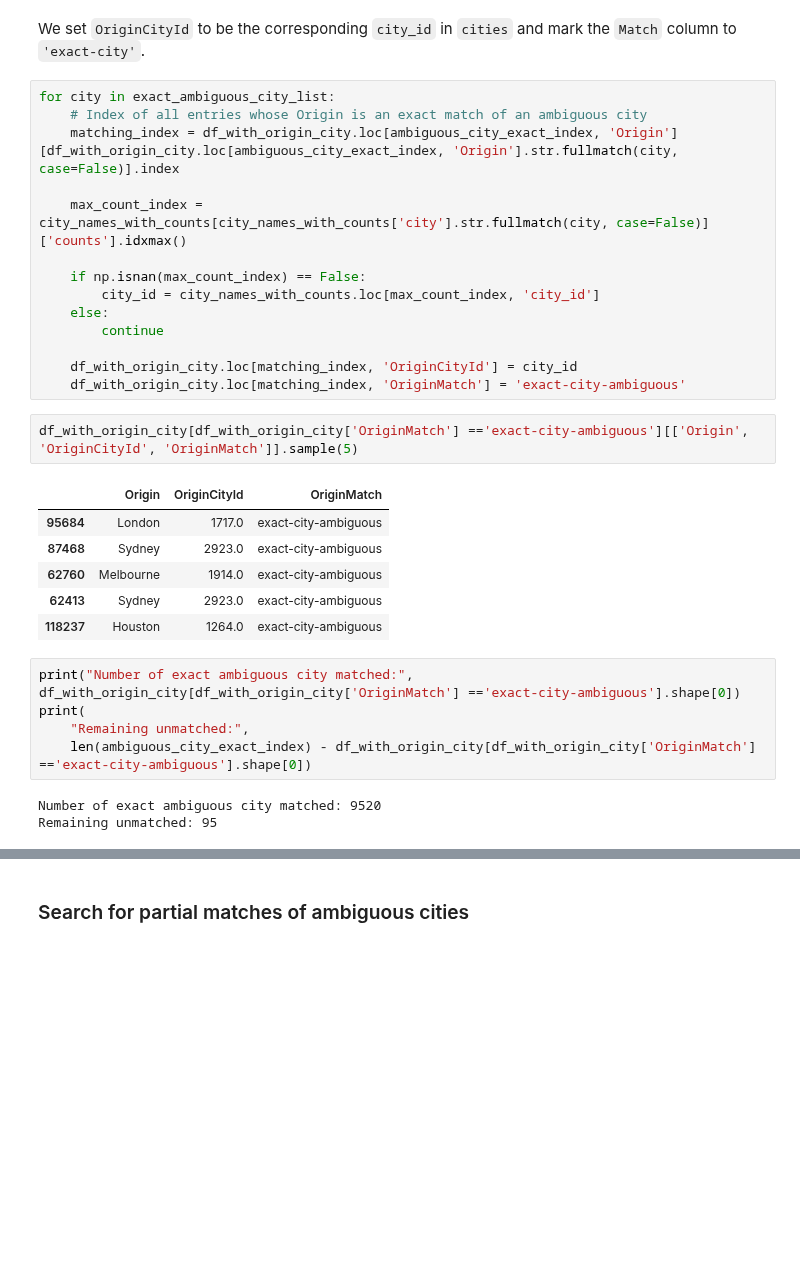
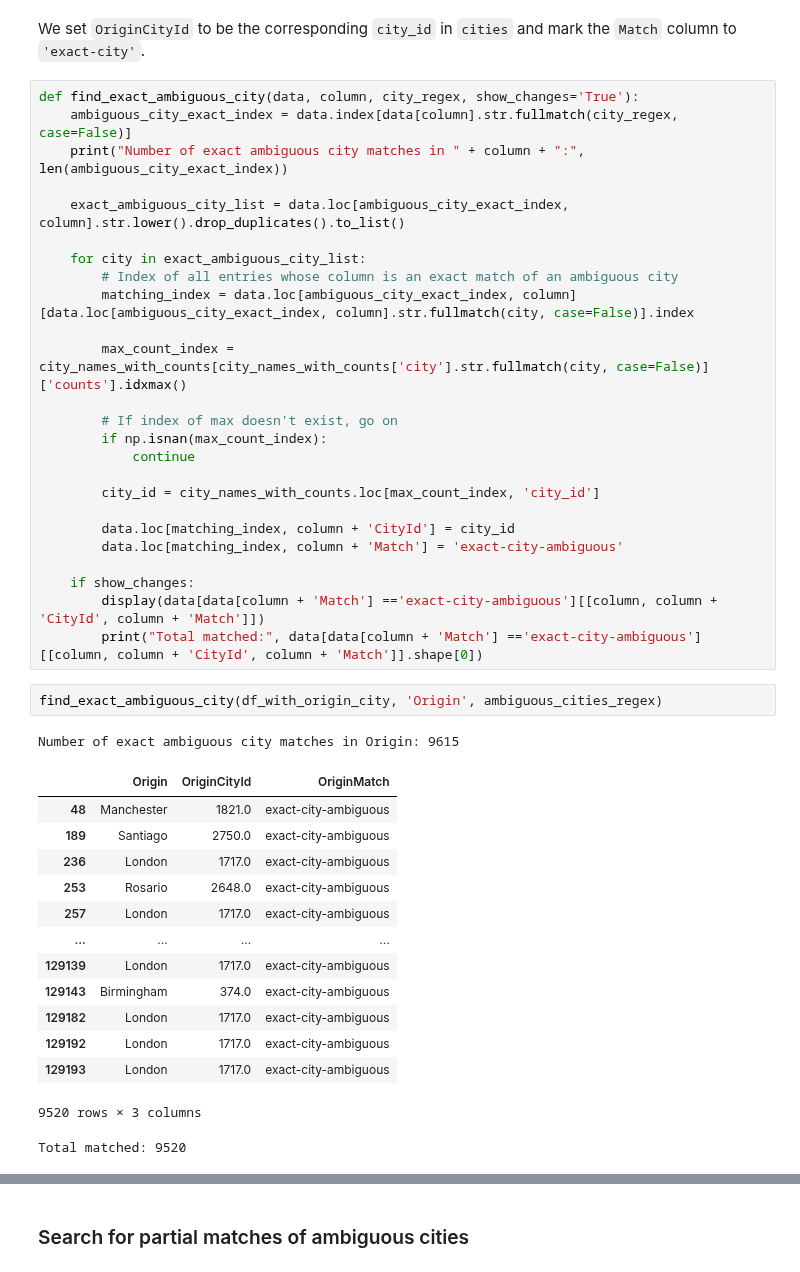
Before and after one commit to paulabondoc/airline-ratings-data-project, a Jupyter notebook: Script1 - Data_cleaning.ipynb, the cells around one changed output, grey strips where cells are left out. Drawn from its saved outputs; the diff is of its cells as text; blank space fills up the shorter version.

```diff
--- a/Script1 - Data_cleaning.ipynb
+++ b/Script1 - Data_cleaning.ipynb
@@ -1787,33 +1779,45 @@ exact_ambiguous_city_list = df_with_origin_city.loc[ambiguous_city_exact_index,
 # %% [markdown]
 We set `OriginCityId` to be the corresponding `city_id` in `cities` and mark the `Match` column to `'exact-city'`.
 # %%
-for city in exact_ambiguous_city_list:
-    # Index of all entries whose Origin is an exact match of an ambiguous city
-    matching_index = df_with_origin_city.loc[ambiguous_city_exact_index, 'Origin'][df_with_origin_city.loc[ambiguous_city_exact_index, 'Origin'].str.fullmatch(city, case=False)].index
+def find_exact_ambiguous_city(data, column, city_regex, show_changes='True'):
+    ambiguous_city_exact_index = data.index[data[column].str.fullmatch(city_regex, case=False)]
+    print("Number of exact ambiguous city matches in " + column + ":", len(ambiguous_city_exact_index))
 
-    max_count_index = city_names_with_counts[city_names_with_counts['city'].str.fullmatch(city, case=False)]['counts'].idxmax()
+    exact_ambiguous_city_list = data.loc[ambiguous_city_exact_index, column].str.lower().drop_duplicates().to_list()
 
-    if np.isnan(max_count_index) == False:
+    for city in exact_ambiguous_city_list:
+        # Index of all entries whose column is an exact match of an ambiguous city
+        matching_index = data.loc[ambiguous_city_exact_index, column][data.loc[ambiguous_city_exact_index, column].str.fullmatch(city, case=False)].index
+
+        max_count_index = city_names_with_counts[city_names_with_counts['city'].str.fullmatch(city, case=False)]['counts'].idxmax()
+
+        # If index of max doesn't exist, go on
+        if np.isnan(max_count_index):
+            continue
+
         city_id = city_names_with_counts.loc[max_count_index, 'city_id']
-    else:
-        continue
 
-    df_with_origin_city.loc[matching_index, 'OriginCityId'] = city_id
-    df_with_origin_city.loc[matching_index, 'OriginMatch'] = 'exact-city-ambiguous'
+        data.loc[matching_index, column + 'CityId'] = city_id
+        data.loc[matching_index, column + 'Match'] = 'exact-city-ambiguous'
+
+    if show_changes:
+        display(data[data[column + 'Match'] =='exact-city-ambiguous'][[column, column + 'CityId', column + 'Match']])
+        print("Total matched:", data[data[column + 'Match'] =='exact-city-ambiguous'][[column, column + 'CityId', column + 'Match']].shape[0])
-# %%
-df_with_origin_city[df_with_origin_city['OriginMatch'] =='exact-city-ambiguous'][['Origin', 'OriginCityId', 'OriginMatch']].sample(5)
-# %% [output]
-|  | Origin | OriginCityId | OriginMatch |
-| 95684 | London | 1717.0 | exact-city-ambiguous |
-| 87468 | Sydney | 2923.0 | exact-city-ambiguous |
-| 62760 | Melbourne | 1914.0 | exact-city-ambiguous |
-| 62413 | Sydney | 2923.0 | exact-city-ambiguous |
-| 118237 | Houston | 1264.0 | exact-city-ambiguous |
-# %%
-print("Number of exact ambiguous city matched:", df_with_origin_city[df_with_origin_city['OriginMatch'] =='exact-city-ambiguous'].shape[0])
-print(
-    "Remaining unmatched:",
-    len(ambiguous_city_exact_index) - df_with_origin_city[df_with_origin_city['OriginMatch'] =='exact-city-ambiguous'].shape[0])
-# %% [output]
-Number of exact ambiguous city matched: 9520
-Remaining unmatched: 95
+# %%
+find_exact_ambiguous_city(df_with_origin_city, 'Origin', ambiguous_cities_regex)
+# %% [output]
+Number of exact ambiguous city matches in Origin: 9615
+|  | Origin | OriginCityId | OriginMatch |
+| 48 | Manchester | 1821.0 | exact-city-ambiguous |
+| 189 | Santiago | 2750.0 | exact-city-ambiguous |
+| 236 | London | 1717.0 | exact-city-ambiguous |
+| 253 | Rosario | 2648.0 | exact-city-ambiguous |
+| 257 | London | 1717.0 | exact-city-ambiguous |
+| ... | ... | ... | ... |
+| 129139 | London | 1717.0 | exact-city-ambiguous |
+| 129143 | Birmingham | 374.0 | exact-city-ambiguous |
+| 129182 | London | 1717.0 | exact-city-ambiguous |
+| 129192 | London | 1717.0 | exact-city-ambiguous |
+| 129193 | London | 1717.0 | exact-city-ambiguous |
+9520 rows × 3 columns
+Total matched: 9520
```
Also changed, not shown: parts of 28 cells of this notebook.
